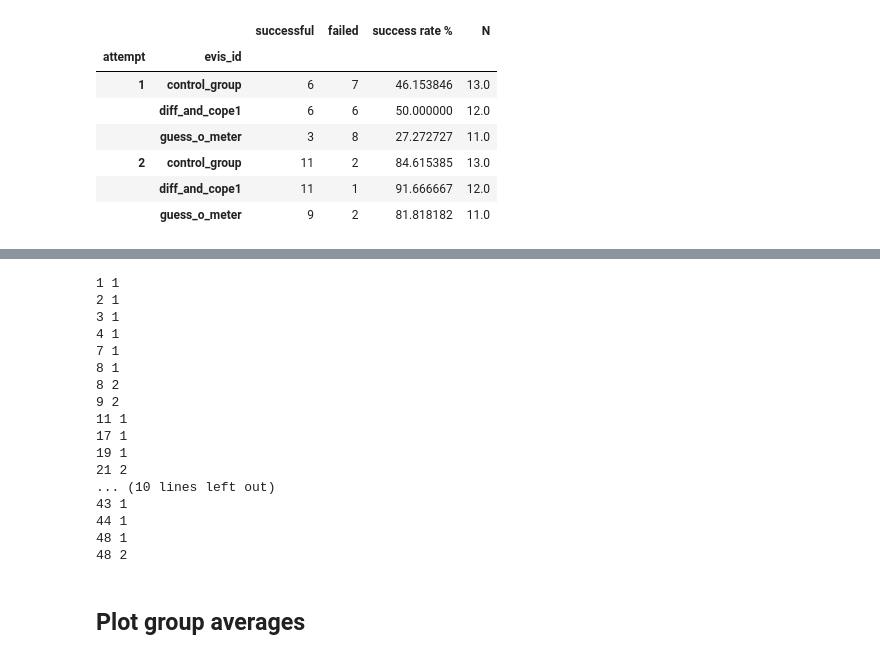
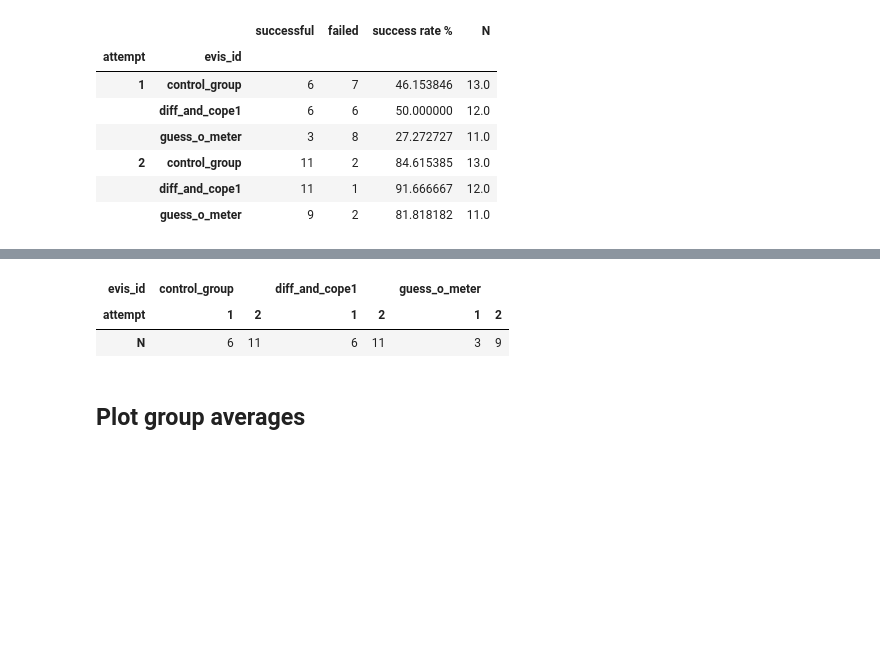
Before and after one commit to Sandsten/bev-vr-data-analysis, a Jupyter notebook: jupyter-notebooks/vis driving data.ipynb, the cells around one changed output, grey strips where cells are left out. Drawn from its saved outputs; the diff is of its cells as text; code cells hidden in the pictures; blank space fills up the shorter version.

```diff
--- a/jupyter-notebooks/vis driving data.ipynb
+++ b/jupyter-notebooks/vis driving data.ipynb
@@ -98,13 +114,23 @@ successrate_df
 # %%
 # Decide which distance interval to average over
-distance_window_size = 100 # in meters
+distance_window_size = 50 # in meters
 
+# Calculate which distance window the row should belong to
 def assignDistanceWindow(distance):
     distance_window_index = round(distance / distance_window_size)
     return distance_window_size * distance_window_index
 
-# Add a new column which containts the averaged values over the given distance window
+# Add a new column which stores the distance window the distance traveled fits in
 driving_data["distance_window"] = driving_data["distance_traveled"].apply(assignDistanceWindow)
 
 # The range estimate seen by the driver using the guess-o-meter & control group is truncated
 driving_data["seen_range_estimate"] = driving_data["range_estimate"].apply(lambda x: int(x))
+
+# Remove failed attempts here
+#driving_data = driving_data_original[~driving_data_original.user_id.isin(exclusion_list)]
+for index, row in failed_attempts.iterrows():
+  id = row["user_id"]
+  attempt = row["attempt"]
+  #print(id, attempt)
+  #driving_data = driving_data[(driving_data["user_id"] != id) & (driving_data["attempt"] != attempt)]
+  #print(driving_data.groupby(["user_id","attempt"]).tail(1))
@@ -122,31 +137,20 @@ See the caveats in the documentation: https://pandas.pydata.org/pandas-docs/stab
-# %%
-# Remove failed attempts here
-#driving_data = driving_data_original[~driving_data_original.user_id.isin(exclusion_list)]
-for index, row in failed_attempts.iterrows():
-  id = row["user_id"]
-  attempt = row["attempt"]
-  print(id, attempt)
-  #driving_data = driving_data[(driving_data["user_id"] != id) & (driving_data["attempt"] != attempt)]
-  #print(driving_data.groupby(["user_id","attempt"]).tail(1))
-# %% [output]
-1 1
-2 1
-3 1
-4 1
-7 1
-8 1
-8 2
-9 2
-11 1
-17 1
-19 1
-21 2
-... (10 lines left out)
-43 1
-44 1
-48 1
-48 2
 # %%
+## Calculate mean and STD
+
+## If we want to exclude the failed attempts when calculating mean and STD
+exclude_failed_attempts = True
+if exclude_failed_attempts:
+  for index, row in failed_attempts.iterrows():
+    driving_data = driving_data[~((driving_data.user_id == id) & (driving_data.attempt == attempt))]
+
 # Get the average and std of each distance window for each user in each drivign attempt
 average_individual = driving_data.groupby(["attempt", "evis_id", "user_id", "distance_window"], as_index=False).mean()
 std_individual = driving_data.groupby(["attempt", "evis_id", "user_id", "distance_window"], as_index=False).std()
+
+# Get the mean and std for each attempt in each group
+average_groups = average_individual.groupby(["attempt", "evis_id", "distance_window"], as_index=False).mean()
+std_groups = average_individual.groupby(["attempt", "evis_id", "distance_window"], as_index=False).std()
+
+# Get the average road height for each distance window
+road_elevation = average_groups[["distance_window", "road_elevation"]]
+road_elevation = road_elevation.groupby(["distance_window"], as_index=False).mean()
@@ -160,3 +157,12 @@ road_elevation = road_elevation.groupby(["distance_window"], as_index=False).mea
+# %%
+# When removing all failed attempts, use this to see how many drivers are in each average calculation
+nr_drivers = driving_data.groupby(["evis_id", "attempt", "user_id"]).tail(1).groupby(["evis_id", "attempt"]).count()
+nr_drivers = nr_drivers[["user_id"]].rename(columns={"user_id":"N"})
+nr_drivers.T
+# %% [output]
+| evis_id | control_group |  | diff_and_cope1 |  | guess_o_meter |  |
+| attempt | 1 | 2 | 1 | 2 | 1 | 2 |
+| N | 6 | 11 | 6 | 11 | 3 | 9 |
 # %% [markdown]
 ## Plot group averages
 # %%
```
Also changed, not shown: parts of 15 cells of this notebook.
